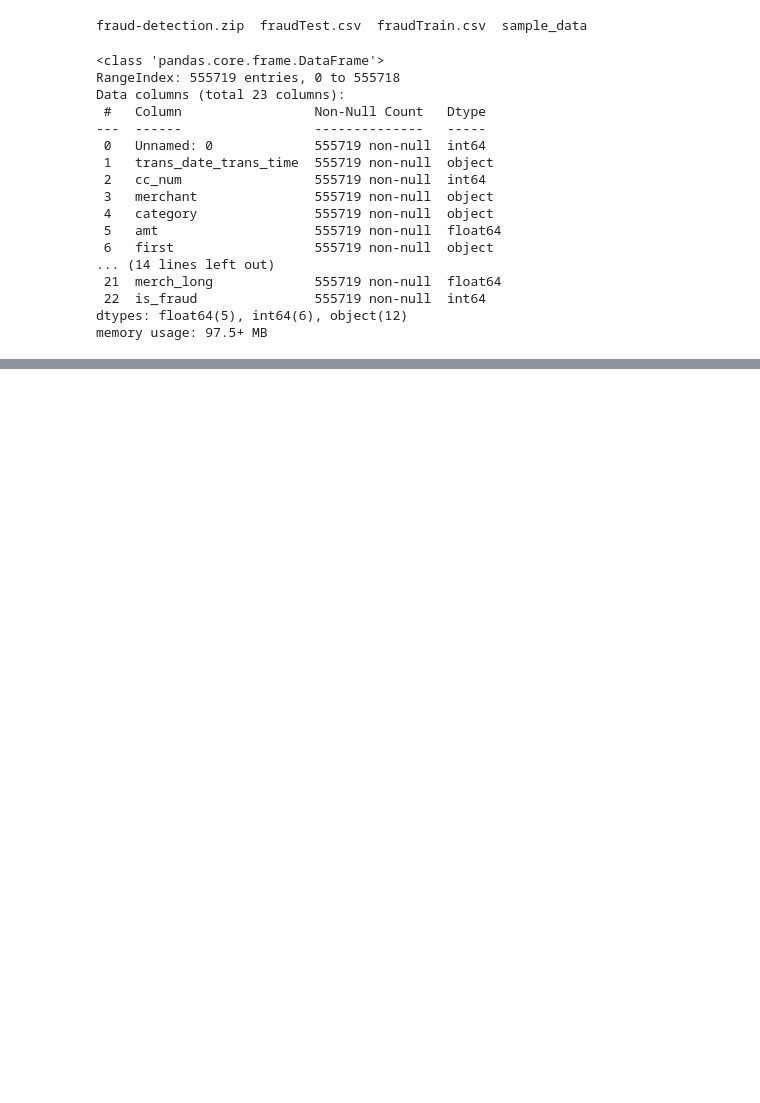
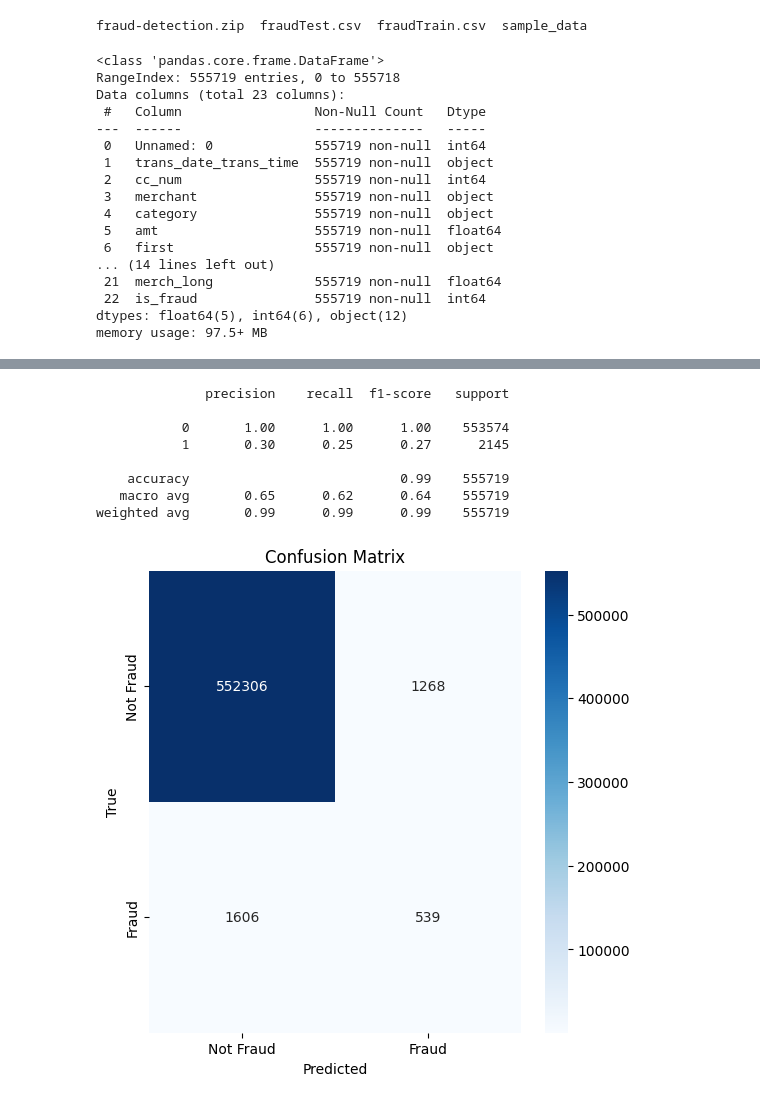
Before and after one commit to EDMMaster/FraudDetection, a Jupyter notebook: main.ipynb, the cells around one changed output, grey strips where cells are left out. Saved outputs shown, nothing was run; the diff lists cells and outputs as text; code cells hidden in the pictures; blank space fills up the shorter version.

```diff
--- a/main.ipynb
+++ b/main.ipynb
@@ -55,0 +108,9 @@ fraud_test_df.head()
+# %%
+# Define features and target
+features = ['amt', 'distance_flag'] + [col for col in fraud_train_df.columns if 'category_' in col or 'gender_' in col]
+
+X_train = fraud_train_df[features]
+y_train = fraud_train_df['is_fraud']
+
+X_test = fraud_test_df[features]
+y_test = fraud_test_df['is_fraud']
@@ -55,0 +121,4 @@ fraud_test_df.head()
+# %%
+# Initialize and train the Random Forest classifier
+rf = RandomForestClassifier(random_state=42, n_estimators=10,verbose=3,n_jobs=-1)
+rf.fit(X_train, y_train)
@@ -55,0 +139,18 @@ fraud_test_df.head()
+# %%
+# Make predictions on the test set
+y_pred = rf.predict(X_test)
+
+# Generate classification report
+print(classification_report(y_test, y_pred))
+
+# Confusion Matrix
+cm = confusion_matrix(y_test, y_pred)
+
+# Visualize the Confusion Matrix
+plt.figure(figsize=(6,6))
+sns.heatmap(cm, annot=True, fmt='d', cmap='Blues', xticklabels=['Not Fraud', 'Fraud'], yticklabels=['Not Fraud', 'Fraud'])
+plt.xlabel('Predicted')
+plt.ylabel('True')
+plt.title('Confusion Matrix')
+plt.show()
+# %% [output]
@@ -55,0 +159,9 @@ fraud_test_df.head()
+              precision    recall  f1-score   support
+
+           0       1.00      1.00      1.00    553574
+           1       0.30      0.25      0.27      2145
+
+    accuracy                           0.99    555719
+   macro avg       0.65      0.62      0.64    555719
+weighted avg       0.99      0.99      0.99    555719
+[figure, added]
```
Also changed, not shown: parts of 29 cells of this notebook.
